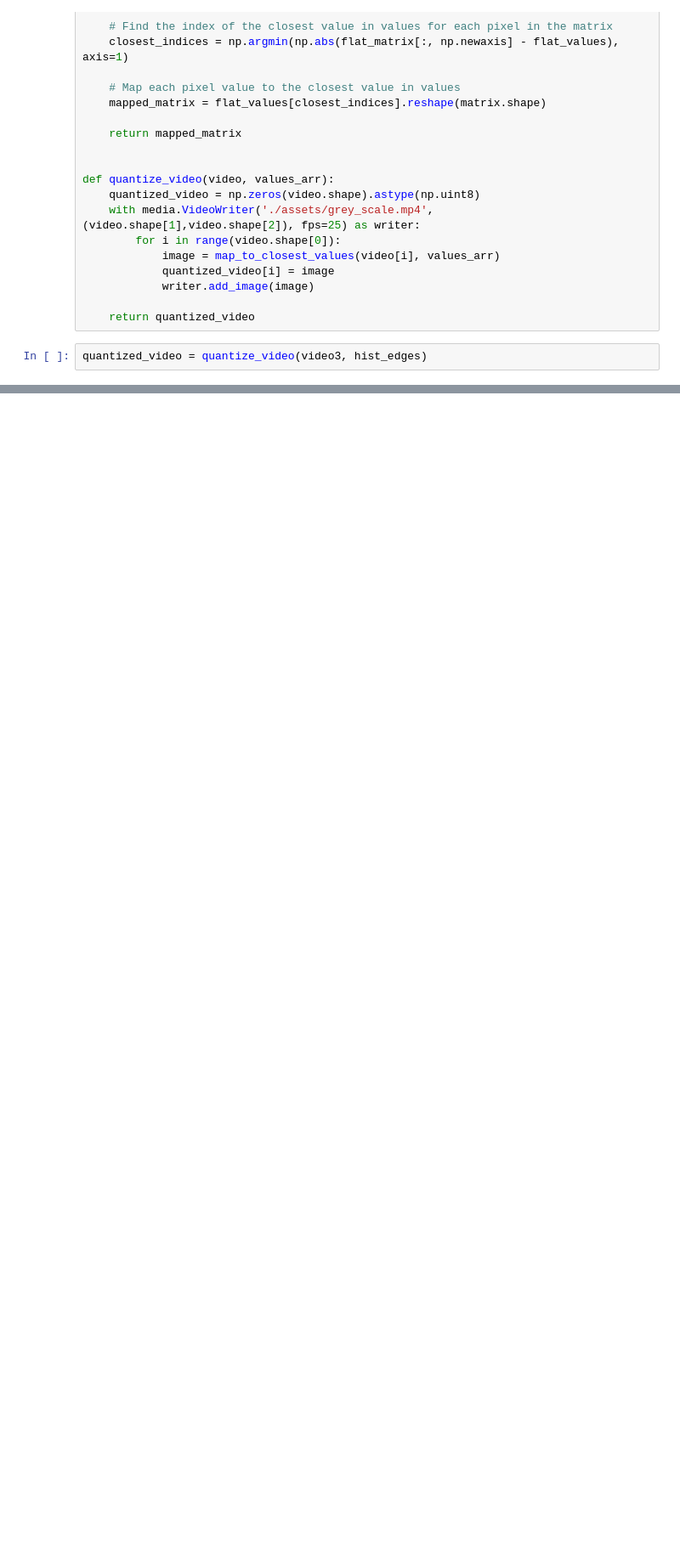
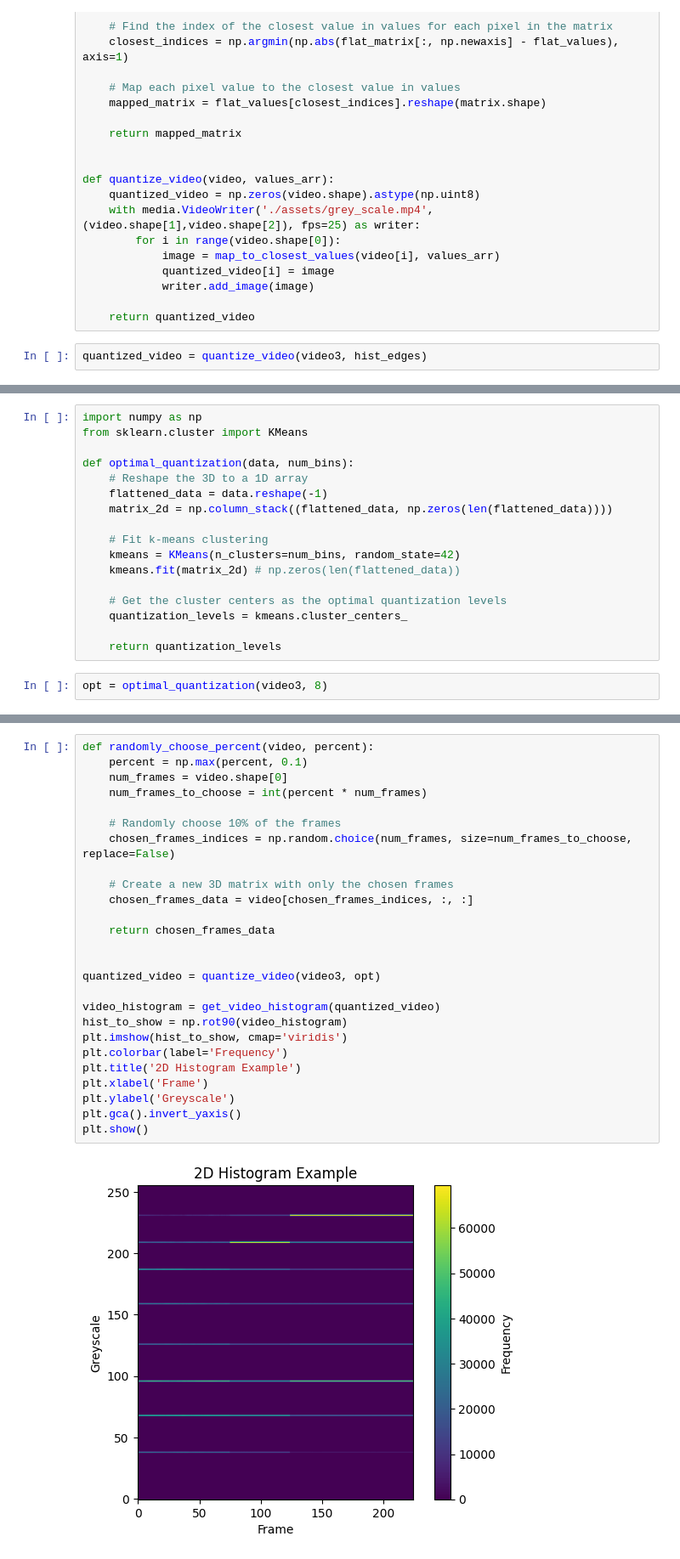
Before and after one commit to Hadartalisr/ImageProcessing, a Jupyter notebook: Ex1/Ex1.ipynb, the cells around one changed output, grey strips where cells are left out. Shown: that part at 85% size. Drawn from its saved outputs; the diff is of its cells as text; blank space fills up the shorter version.

```diff
--- a/Ex1/Ex1.ipynb
+++ b/Ex1/Ex1.ipynb
@@ -294,0 +316,19 @@ print(np.argmax(cumsum_histogram_distance))
+# %%
+import numpy as np
+from sklearn.cluster import KMeans
+
+def optimal_quantization(data, num_bins):
+    # Reshape the 3D to a 1D array
+    flattened_data = data.reshape(-1)
+    matrix_2d = np.column_stack((flattened_data, np.zeros(len(flattened_data))))
+
+    # Fit k-means clustering
+    kmeans = KMeans(n_clusters=num_bins, random_state=42)
+    kmeans.fit(matrix_2d) # np.zeros(len(flattened_data))
+
+    # Get the cluster centers as the optimal quantization levels
+    quantization_levels = kmeans.cluster_centers_
+
+    return quantization_levels
+# %%
+opt = optimal_quantization(video3, 8)
@@ -294,0 +350,28 @@ print(np.argmax(cumsum_histogram_distance))
+# %%
+def randomly_choose_percent(video, percent):
+    percent = np.max(percent, 0.1)
+    num_frames = video.shape[0]
+    num_frames_to_choose = int(percent * num_frames)
+
+    # Randomly choose 10% of the frames
+    chosen_frames_indices = np.random.choice(num_frames, size=num_frames_to_choose, replace=False)
+
+    # Create a new 3D matrix with only the chosen frames
+    chosen_frames_data = video[chosen_frames_indices, :, :]
+
+    return chosen_frames_data
+
+
+quantized_video = quantize_video(video3, opt)
+
+video_histogram = get_video_histogram(quantized_video)
+hist_to_show = np.rot90(video_histogram)
+plt.imshow(hist_to_show, cmap='viridis')
+plt.colorbar(label='Frequency')
+plt.title('2D Histogram Example')
+plt.xlabel('Frame')
+plt.ylabel('Greyscale')
+plt.gca().invert_yaxis()
+plt.show()
+# %% [output]
+[figure, added]
```
Also changed, not shown: parts of 10 cells of this notebook, 2 other files.
